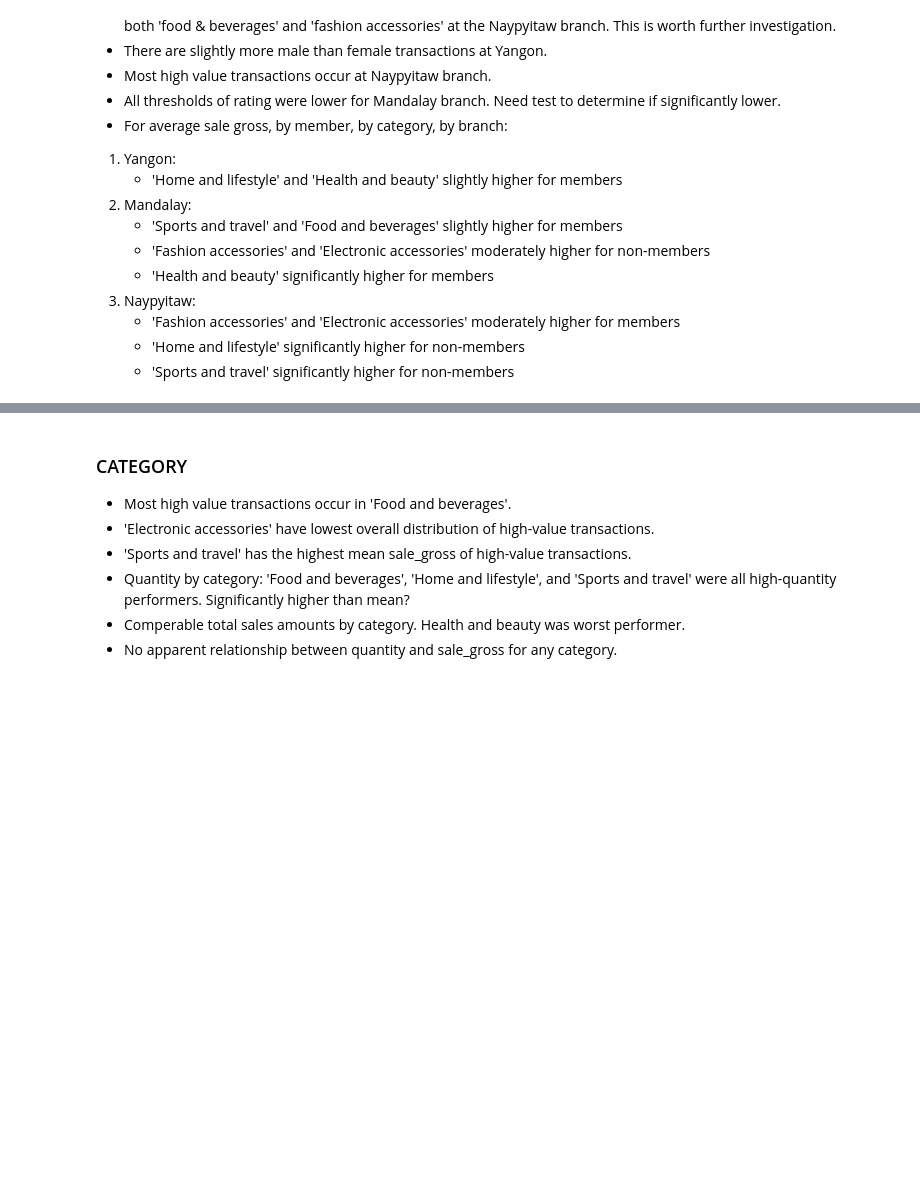
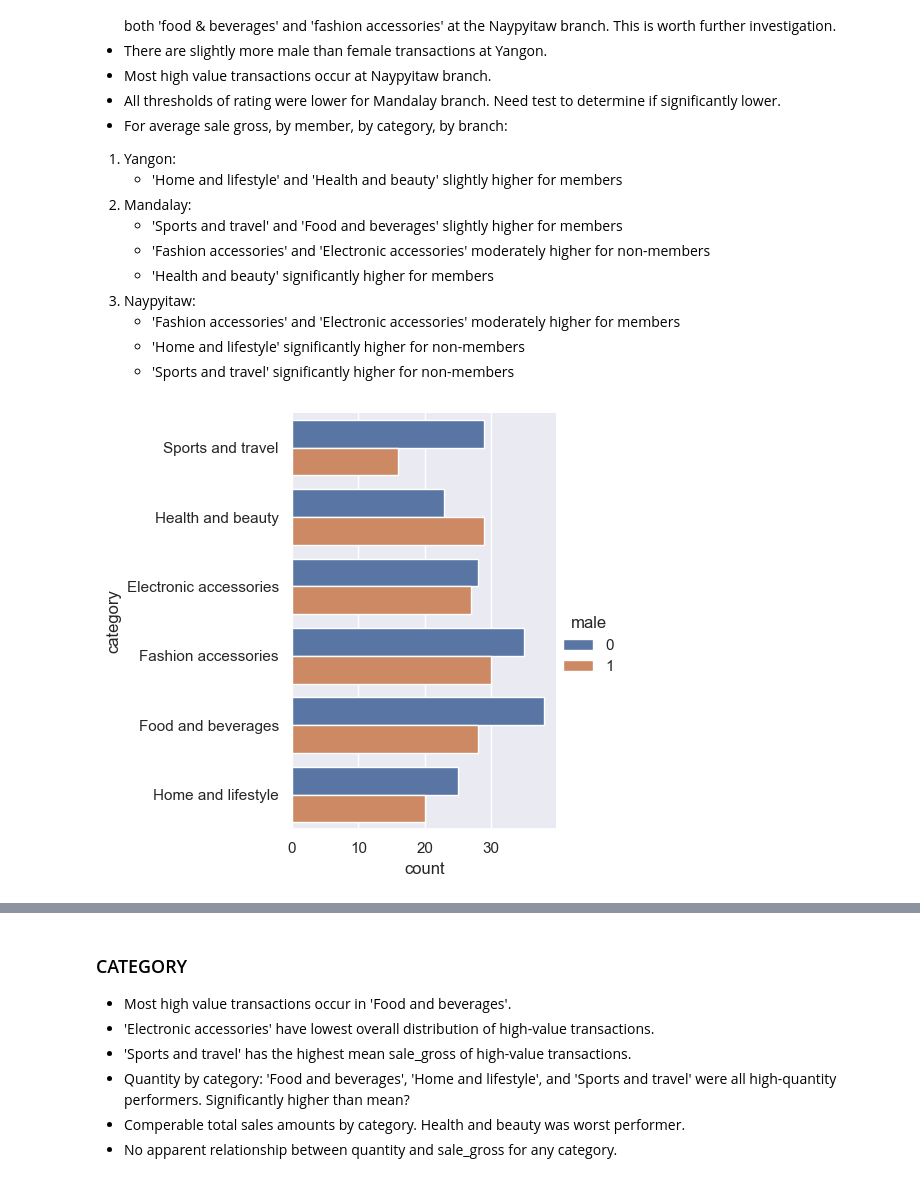
Before and after one commit to zdravoj/data-science-foundations, a Jupyter notebook: Supermarket_Sales/Supermarket_sales_analysis.ipynb, the cells around one changed output, grey strips where cells are left out. Saved outputs shown, nothing was run; the diff lists cells and outputs as text; code cells hidden in the pictures; blank space fills up the shorter version.

Commit message:
explore Naypyitaw branch category associations to gender

```diff
--- a/Supermarket_Sales/Supermarket_sales_analysis.ipynb
+++ b/Supermarket_Sales/Supermarket_sales_analysis.ipynb
@@ -960,3 +912,16 @@ No significant differences between members and non-members by payment type. Clos
     - 'Fashion accessories' and 'Electronic accessories' moderately higher for members
     - 'Home and lifestyle' significantly higher for non-members
     - 'Sports and travel' significantly higher for non-members
+# %%
+# get transactions for only Naypyitaw branch
+naypyitaw = supermarket_data.loc[supermarket_data['branch'] == 'Naypyitaw']
+# %%
+# female vs male transactions by category at Naypyitaw branch
+sns.catplot(
+    data= naypyitaw,
+    y= 'category',
+    hue = 'male',
+    kind= 'count'
+);
+# %% [output]
+[figure, added]
```
Also changed, not shown: parts of 17 cells of this notebook.
